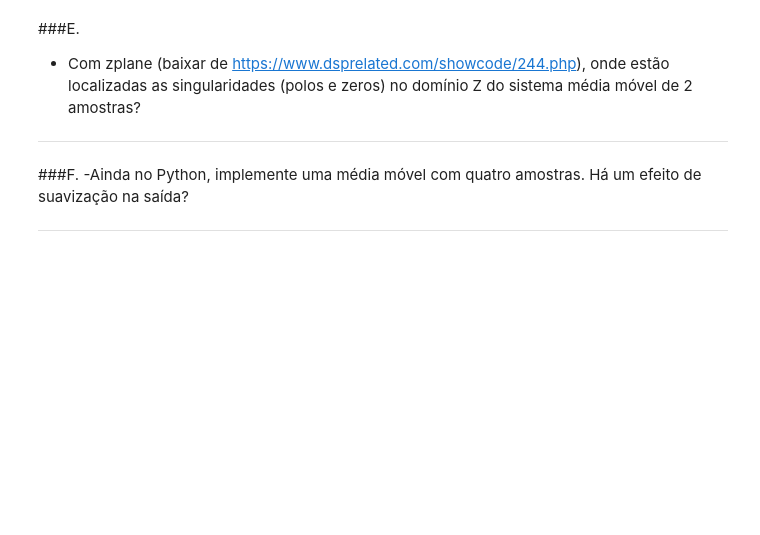
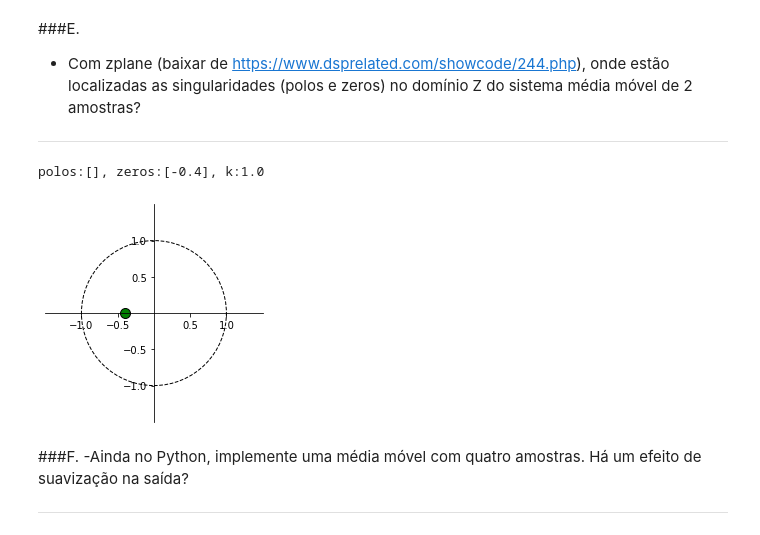
Before and after one commit to victoriafabris/disciplina-dsp-audio-video, a Jupyter notebook: atividade3/atividade_3.ipynb, the cells around one changed output. Drawn from its saved outputs; the diff is of its cells as text; code cells hidden in the pictures; blank space fills up the shorter version.

```diff
--- a/atividade3/atividade_3.ipynb
+++ b/atividade3/atividade_3.ipynb
@@ -91,6 +130,56 @@ plt.show()
 ###E.
 - Com zplane (baixar de https://www.dsprelated.com/showcode/244.php), onde estão localizadas as singularidades (polos e zeros) no domínio Z do sistema média móvel de 2 amostras?
 ___
+# %%
+a = [1]
+b = [0.5, 0.2]
+
+def zplane(b,a,filename=None):
+    ax = plt.subplot(111)
+
+    uc = patches.Circle((0,0), radius=1, fill=False, color='black', ls='dashed')
+    ax.add_patch(uc)
+
+    if np.max(b) > 1:
+        kn = np.max(b)
+        b = b/kn
+    else:
+        kn = 1
+
+    if np.max(a) > 1:
+        kd = np.max(a)
+        a = a/float(kd)
+    else:
+        kd = 1
+
+    p = np.roots(a)
+    z = np.roots(b)
+    k = kn/float(kd)
+    print(f"polos:{p}, zeros:{z}, k:{k}")
+
+    t1 = plt.plot(z.real, z.imag, 'go', ms=10)
+    plt.setp( t1, markersize=10.0, markeredgewidth=1.0, markeredgecolor='k', markerfacecolor='g')
+
+    t2 = plt.plot(p.real, p.imag, 'rx', ms=10)
+    plt.setp( t2, markersize=12.0, markeredgewidth=3.0, markeredgecolor='r', markerfacecolor='r')
+
+    ax.spines['left'].set_position('center')
+    ax.spines['bottom'].set_position('center')
+    ax.spines['right'].set_visible(False)
+    ax.spines['top'].set_visible(False)
+
+    r = 1.5; plt.axis('scaled'); plt.axis([-r, r, -r, r])
+    ticks = [-1, -.5, .5, 1];
+    plt.xticks(ticks);
+    plt.yticks(ticks)
+
+    plt.show()
+
+
+zplane(b,a)
+# %% [output]
+polos:[], zeros:[-0.4], k:1.0
+[figure, added]
 # %% [markdown]
 ###F.
 -Ainda no Python, implemente uma média móvel com quatro amostras. Há um efeito de suavização na saída?
```
Also changed, not shown: parts of 12 cells of this notebook.
